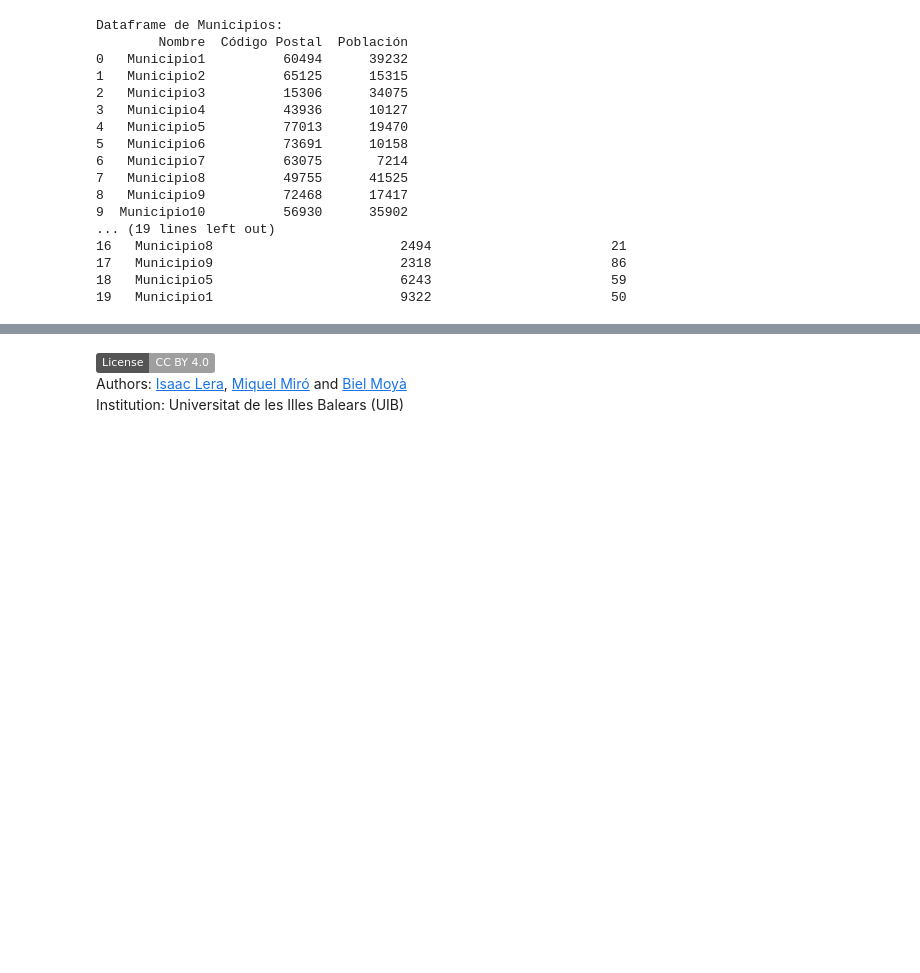
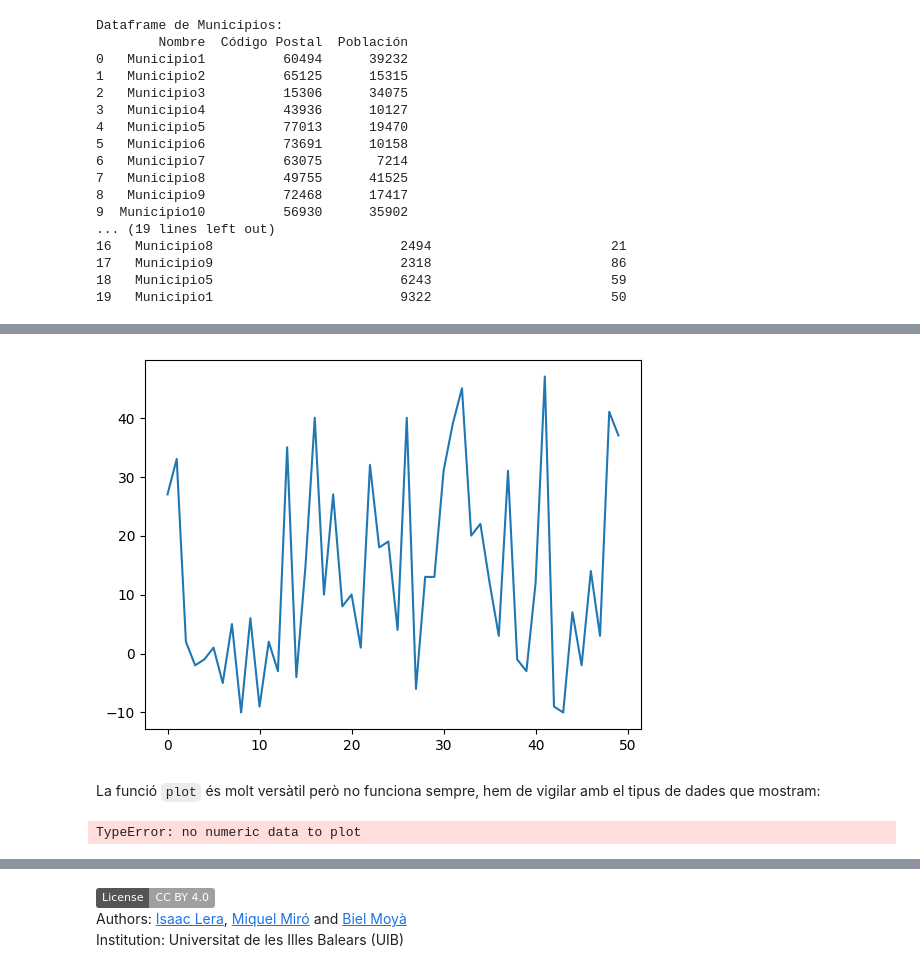
Before and after one commit to wisaaco/CURS_AdministracioAnaliticaAvan-adaDeDades, a Jupyter notebook: lessons/2_Pandas.ipynb, the cells around one changed output, grey strips where cells are left out. Saved outputs shown, nothing was run; the diff lists cells and outputs as text; code cells hidden in the pictures; badges without logos; blank space fills up the shorter version.

```diff
--- a/lessons/2_Pandas.ipynb
+++ b/lessons/2_Pandas.ipynb
@@ -1036,0 +1211,10 @@ Dataframe de Municipios:
+# %%
+df.temperatura.plot(); # Quines diferències a les dues gràfiques hi ha entre un dataframe i una sèrie?
+# %% [output]
+[figure, added]
+# %% [markdown]
+La funció `plot` és molt versàtil però no funciona sempre, hem de vigilar amb el tipus de dades que mostram:
+# %%
+df.vent.plot()
+# %% [output]
+TypeError: no numeric data to plot
```
Also changed, not shown: parts of 80 cells of this notebook, 3 other files.
